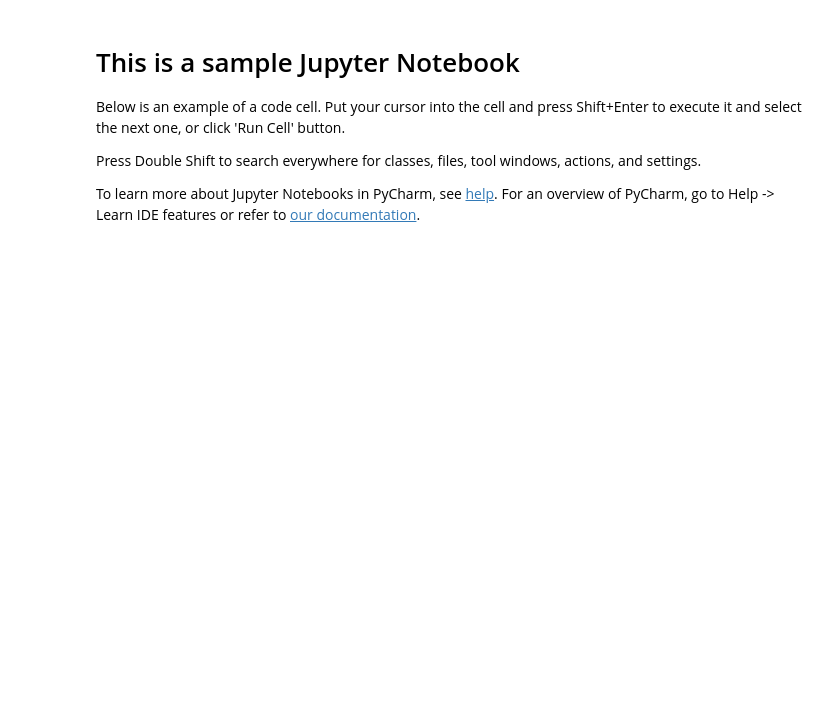
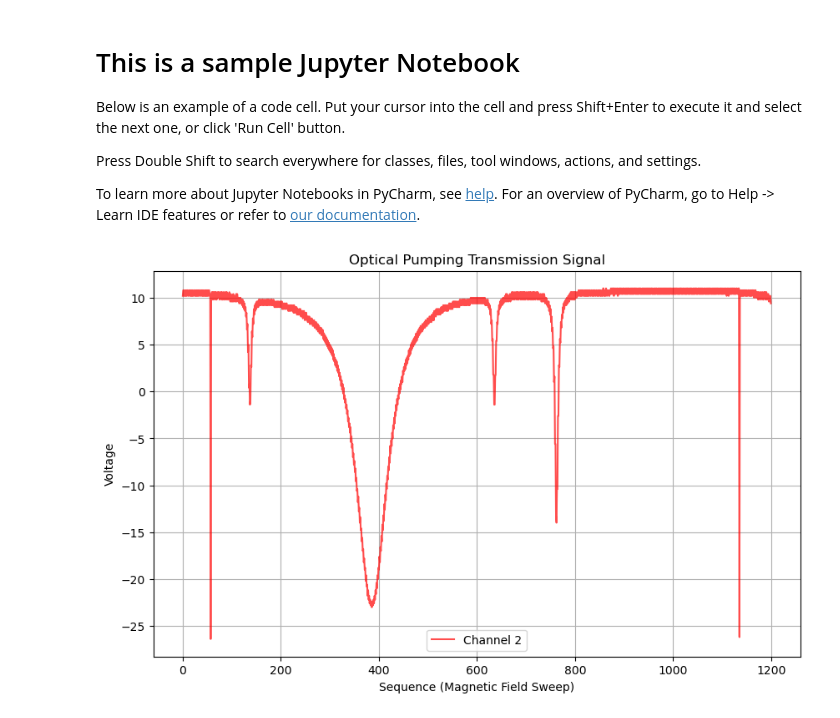
Before and after one commit to MarkZhit/PHYS409-Optical_Pumping, a Jupyter notebook: sample.ipynb, the cells around one changed output. Cells and saved outputs as stored; diff of their text form; code cells hidden in the pictures; blank space fills up the shorter version.

```diff
--- a/sample.ipynb
+++ b/sample.ipynb
@@ -18,3 +20,33 @@ def multi_lorentz(x, A, h1, g1, x0_1, h2, g2, x0_2, h3, g3, x0_3):
     dip2 = h2 * (g2**2) / ((x - x0_2)**2 + g2**2)
     dip3 = h3 * (g3**2) / ((x - x0_3)**2 + g3**2)
     return A - (dip1 + dip2 + dip3)
+# %%
+# Load the file, skipping the first two header rows
+df = pd.read_csv('./data/NewFile2.csv', skiprows=2, usecols=[0, 1, 2], names=['Sequence', 'CH1', 'CH2'])
+
+# Access the columns as arrays for your fitting function
+x = df['Sequence'].values
+y1 = df['CH1'].values
+y2 = df['CH2'].values
+
+time = x * 0.05
+y2_norm = y2 - min(y2)
+y2_norm = y2_norm / max(y2_norm)
+# %%
+plt.figure(figsize=(10, 6))
+
+# Plot CH1 and CH2
+# plt.plot(df['Sequence'], df['CH1'], label='Channel 1', color='blue', alpha=0.7)
+plt.plot(df['Sequence'], df['CH2'], label='Channel 2', color='red', alpha=0.7)
+# plt.plot(time,y2_norm, label='Channel 2 normalized', color='red', alpha=0.7)
+
+# Labels and formatting
+plt.xlabel('Sequence (Magnetic Field Sweep)')
+plt.ylabel('Voltage')
+plt.title('Optical Pumping Transmission Signal')
+plt.legend()
+plt.grid(True)
+
+plt.show()
+# %% [output]
+[figure, added]
```
Also changed, not shown: parts of 3 cells of this notebook, 8 other files.
